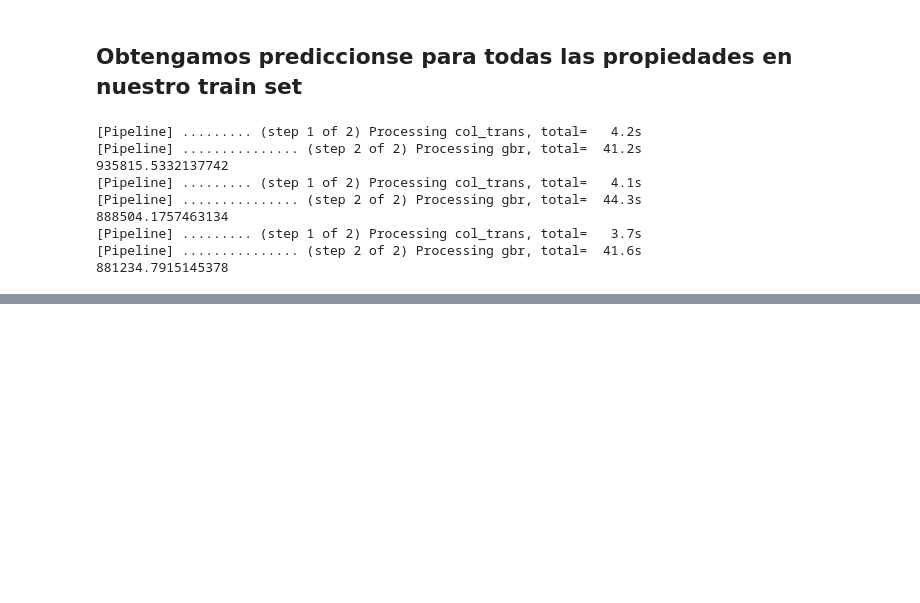
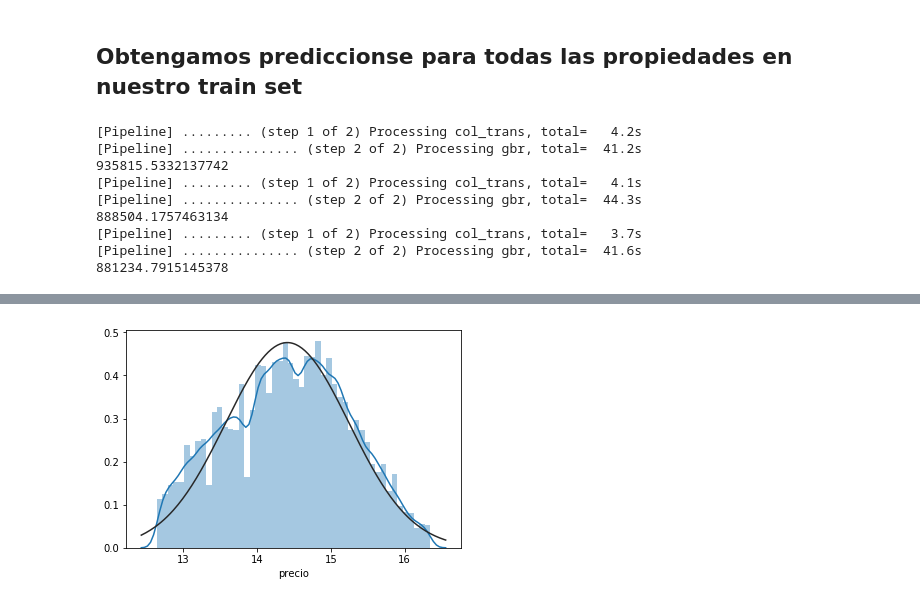
Before and after one commit to rozanecm/7506_tp2_2c2019, a Jupyter notebook: notebooks/first approaches by rozanecm.ipynb, the cells around one changed output, grey strips where cells are left out. Cells and saved outputs as stored; diff of their text form; code cells hidden in the pictures; blank space fills up the shorter version.

```diff
--- a/notebooks/first approaches by rozanecm.ipynb
+++ b/notebooks/first approaches by rozanecm.ipynb
@@ -3272,0 +3309,4 @@ beep()
+# %%
+sns.distplot(np.log(train['precio'].dropna()), hist=True, rug=False, fit=st.norm);
+# %% [output]
+[figure, added]
```
Also changed, not shown: parts of 137 cells of this notebook, 13 other files.
